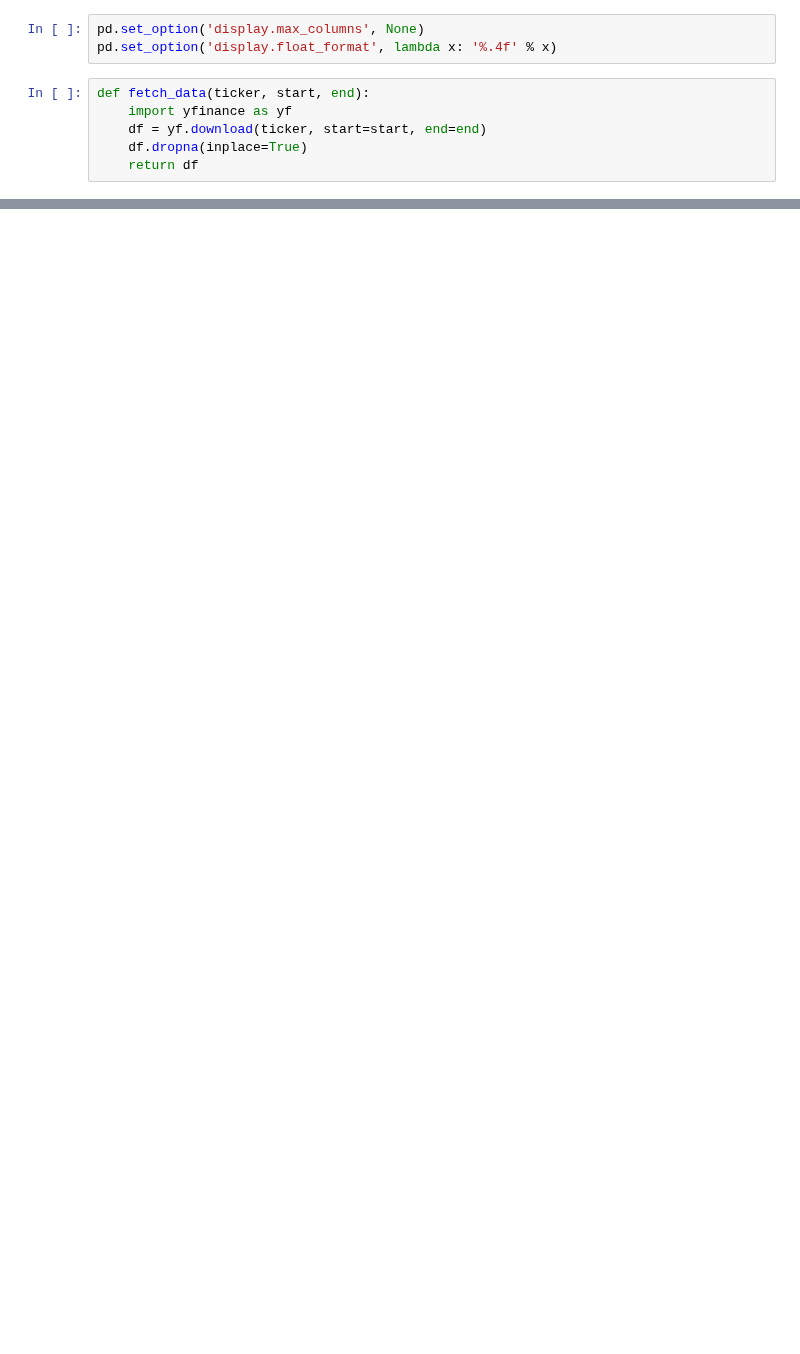
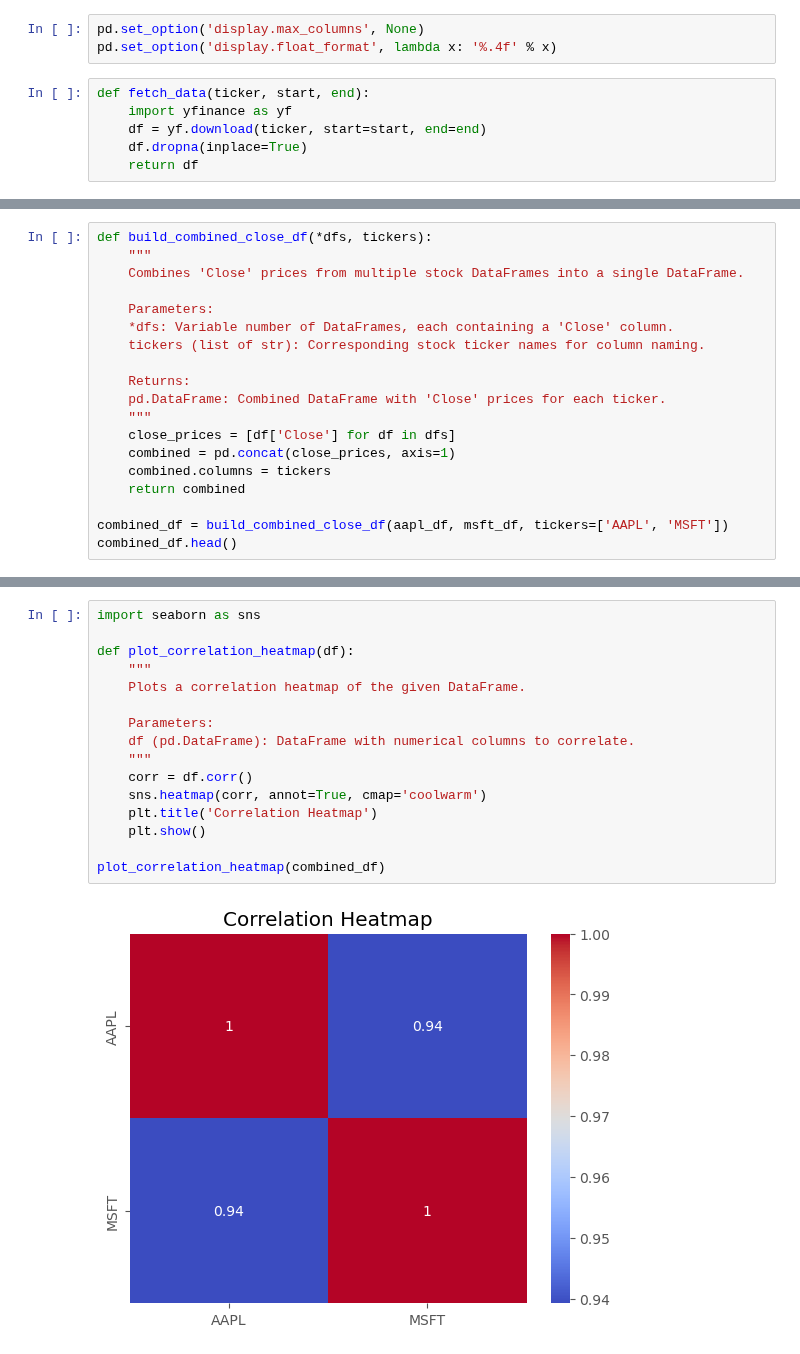
Before and after one commit to vanshdiora21/projects, a Jupyter notebook: pairs_trading_strategy/notebooks/analysis.ipynb, the cells around one changed output, grey strips where cells are left out. Saved outputs shown, nothing was run; the diff lists cells and outputs as text; blank space fills up the shorter version.

```diff
--- a/pairs_trading_strategy/notebooks/analysis.ipynb
+++ b/pairs_trading_strategy/notebooks/analysis.ipynb
@@ -32,0 +95,19 @@ ModuleNotFoundError: No module named 'yfinance'
+# %%
+def build_combined_close_df(*dfs, tickers):
+    """
+    Combines 'Close' prices from multiple stock DataFrames into a single DataFrame.
+
+    Parameters:
+    *dfs: Variable number of DataFrames, each containing a 'Close' column.
+    tickers (list of str): Corresponding stock ticker names for column naming.
+
+    Returns:
+    pd.DataFrame: Combined DataFrame with 'Close' prices for each ticker.
+    """
+    close_prices = [df['Close'] for df in dfs]
+    combined = pd.concat(close_prices, axis=1)
+    combined.columns = tickers
+    return combined
+
+combined_df = build_combined_close_df(aapl_df, msft_df, tickers=['AAPL', 'MSFT'])
+combined_df.head()
@@ -32,0 +122,18 @@ ModuleNotFoundError: No module named 'yfinance'
+# %%
+import seaborn as sns
+
+def plot_correlation_heatmap(df):
+    """
+    Plots a correlation heatmap of the given DataFrame.
+
+    Parameters:
+    df (pd.DataFrame): DataFrame with numerical columns to correlate.
+    """
+    corr = df.corr()
+    sns.heatmap(corr, annot=True, cmap='coolwarm')
+    plt.title('Correlation Heatmap')
+    plt.show()
+
+plot_correlation_heatmap(combined_df)
+# %% [output]
+[figure, added]
```
Also changed, not shown: parts of 18 cells of this notebook.
